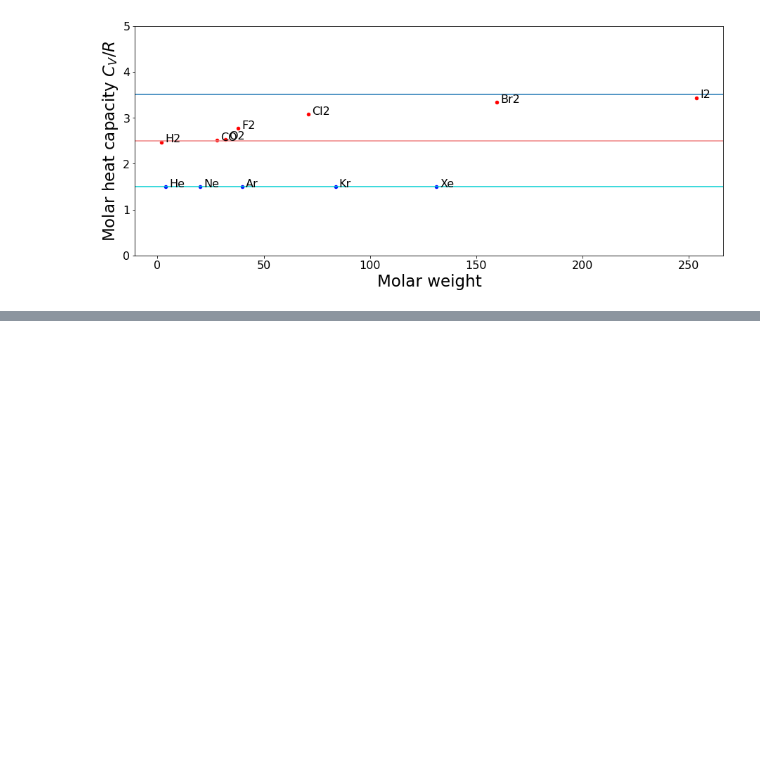
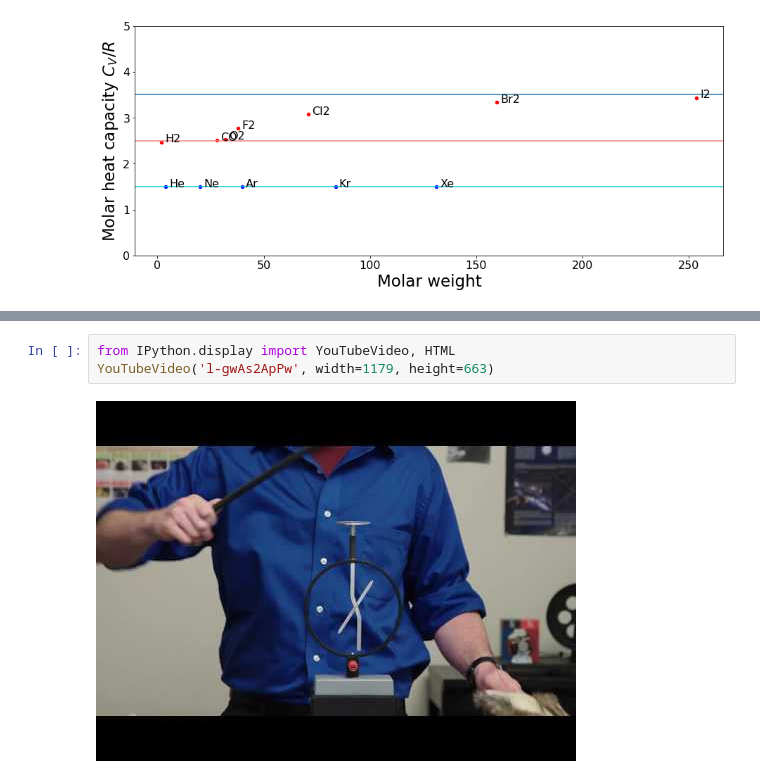
Before and after one commit to ponyisi/phy_355_fall2020, a Jupyter notebook: 10 - The Need for Quantization.ipynb, the cells around one changed output, grey strips where cells are left out. Drawn from its saved outputs; the diff is of its cells as text; blank space fills up the shorter version.

```diff
--- a/10 - The Need for Quantization.ipynb
+++ b/10 - The Need for Quantization.ipynb
@@ -109,0 +235,5 @@ Planck managed to reconcile with the actual observed distribution by assuming th
+# %%
+from IPython.display import YouTubeVideo, HTML
+YouTubeVideo('l-gwAs2ApPw', width=1179, height=663)
+# %% [output]
+[figure, added]
```
Also changed, not shown: parts of 11 cells of this notebook, 1 other file.
